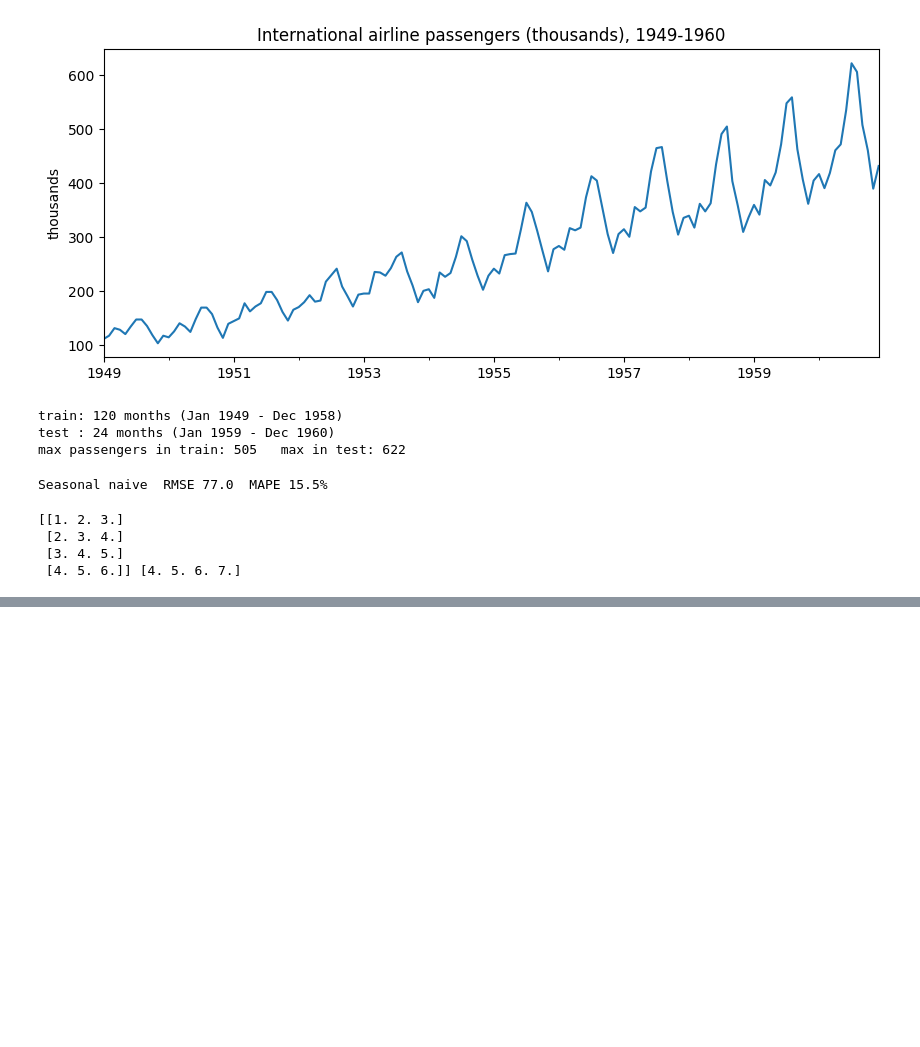
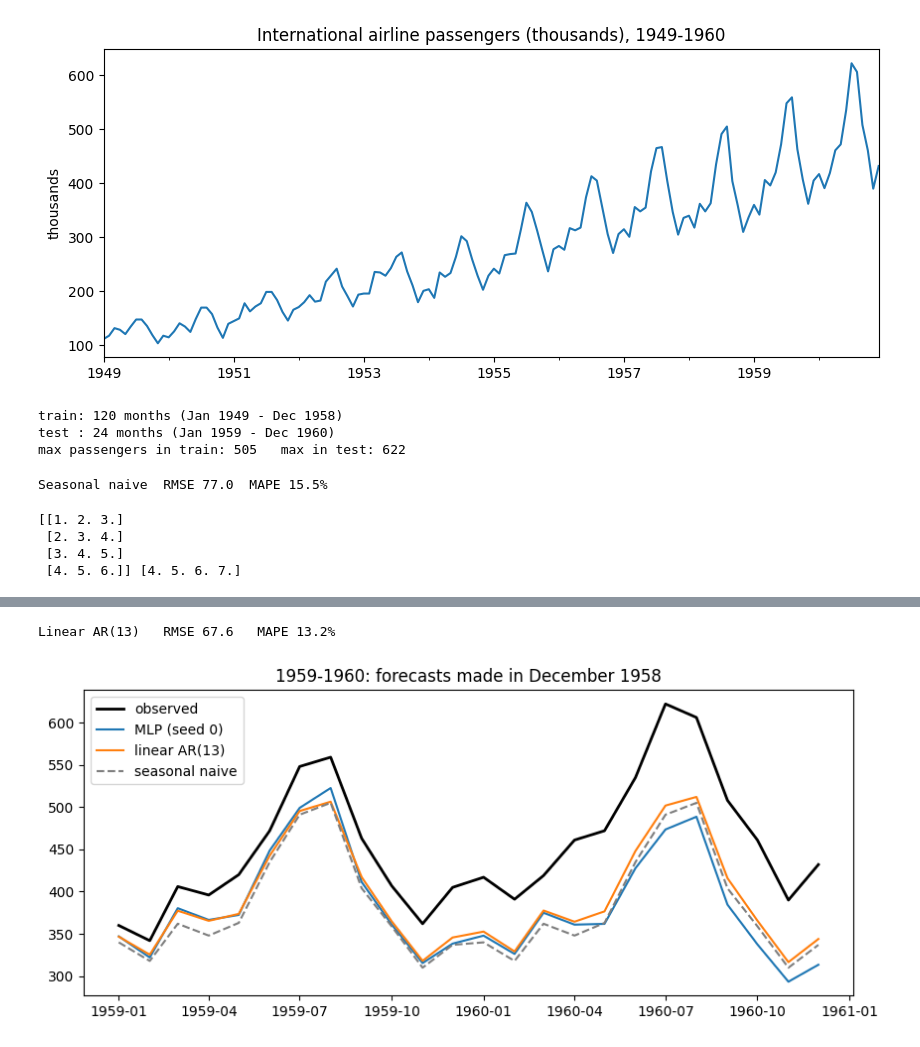
Before and after one commit to Forgottenpet/Modulo1-Notebooks2, a Jupyter notebook: Notebook5.ipynb, the cells around one changed output, grey strips where cells are left out. Saved outputs shown, nothing was run; the diff lists cells and outputs as text; code cells hidden in the pictures; blank space fills up the shorter version.

```diff
--- a/Notebook5.ipynb
+++ b/Notebook5.ipynb
@@ -82,0 +137,15 @@ print(X_demo, t_demo)          # [1 2 3] -> 4, [2 3 4] -> 5, ...
+# %%
+lin = LinearRegression().fit(Xz, tz)
+zf_lin = recursive_forecast(lin, (ztr - mz) / sz, p, H) * sz + mz
+f_lin = np.exp(undo(zf_lin, Ltr))
+results['Linear AR(13) on Class 7 transform'] = (rmse(f_lin, test), mape(f_lin, test))
+print('Linear AR(13)   RMSE %.1f   MAPE %.1f%%' % results['Linear AR(13) on Class 7 transform'])
+
+plt.plot(test.index, test, 'k', lw=2, label='observed')
+plt.plot(test.index, f_mlp, 'C0', label='MLP (seed 0)')
+plt.plot(test.index, f_lin, 'C1', label='linear AR(13)')
+plt.plot(test.index, snaive, 'C7--', label='seasonal naive')
+plt.legend(); plt.title('1959-1960: forecasts made in December 1958'); plt.show()
+# %% [output]
+Linear AR(13)   RMSE 67.6   MAPE 13.2%
+[figure, added]
```
Also changed, not shown: parts of 4 cells of this notebook.
